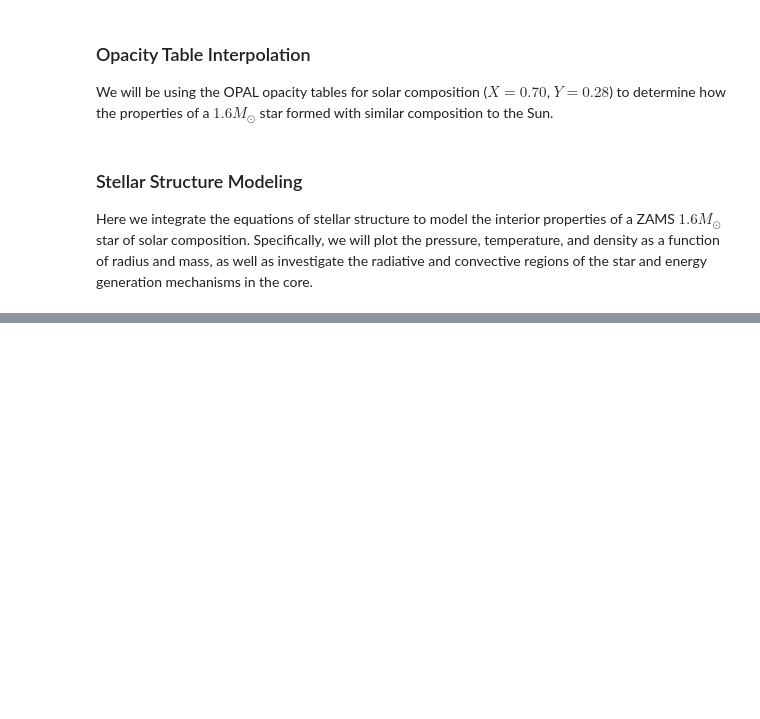
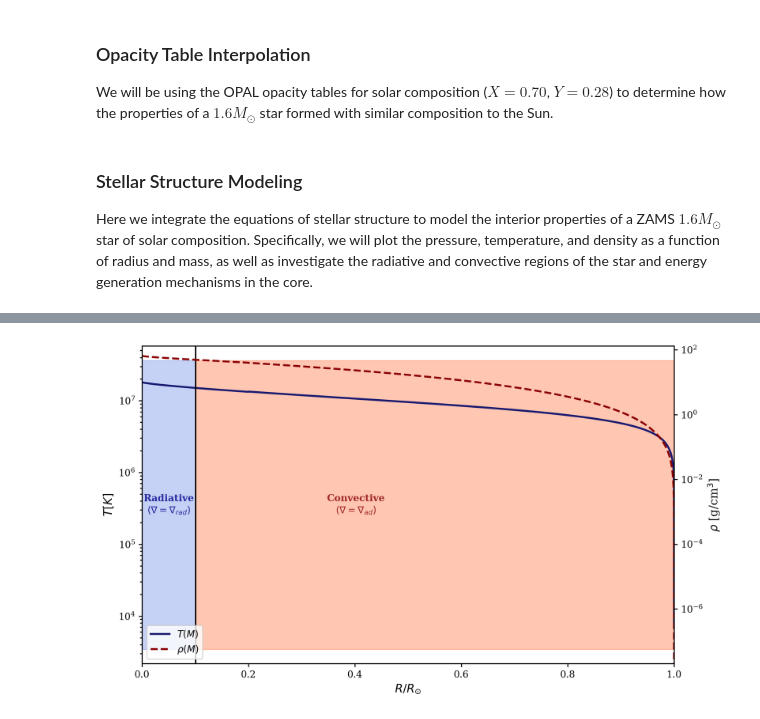
Before and after one commit to iam37/Stellar_Structure_Calculation, a Jupyter notebook: stellar_structure_calculation_workbook.ipynb, the cells around one changed output, grey strips where cells are left out. Cells and saved outputs as stored; diff of their text form; code cells hidden in the pictures; blank space fills up the shorter version.

```diff
--- a/stellar_structure_calculation_workbook.ipynb
+++ b/stellar_structure_calculation_workbook.ipynb
@@ -216,0 +249,44 @@ plt.show()
+# %%
+# Plot of temperature, density, and convective regions
+fig, ax1 = plt.subplots(figsize=(10, 6))
+ax2 = ax1.twinx()
+ax1.plot(M_values/Mstar, T_values, color = "midnightblue", linewidth = 2, label = r"$T(M)$")
+ax2.plot(x, rho_values, color='darkred', linewidth=2, linestyle='--', label=r'$\rho(M)$')
+ax2.set_ylabel(r"$\rho$ [g/cm$^3$]", fontsize=12, color="black")
+ax2.tick_params(axis='y', labelcolor="black")
+ax2.set_yscale('log')
+ax2.set_ylim(rho_values.min(), rho_values.max() * 2.0)
+#x = np.linspace(M_values.min()/Mstar, M_values.max()*1.2/Mstar, 19999)
+x = M_values/Mstar
+ax1.fill_between(x, T_values.min()*0.5, T_values.max()*2.0, where=convective_bool, alpha=0.3, color='orangered')
+ax1.fill_between(x, T_values.min()*0.5, T_values.max()*2.0, where=~convective_bool, alpha=0.3, color='royalblue')
+ax1.axvline(transition_mass/Mstar, color = 'black')
+# Labeling
+radiative_indices = np.where(~convective_bool)[0]
+radiative_center_idx = radiative_indices[len(radiative_indices)//2]
+x_rad = x[radiative_center_idx]
+convective_indices = np.where(convective_bool)[0]
+convective_center_idx = convective_indices[len(convective_indices)//2]
+x_conv = x[convective_center_idx]
+y_label = np.sqrt(T_values.min() * T_values.max())
+ax1.text(x_rad, y_label, 'Radiative\n' + r'$(\nabla = \nabla_{rad})$',
+         fontsize=10, ha='center', va='center', color='darkblue',
+         fontweight='bold', alpha=0.8)
+
+ax1.text(x_conv, y_label, 'Convective\n' + r'$(\nabla = \nabla_{ad})$',
+         fontsize=10, ha='center', va='center', color='darkred',
+         fontweight='bold', alpha=0.8)
+ax1.set_yscale('log')
+ax1.set_xlabel("$R/R_{\odot}$")
+ax1.set_ylabel("$T [K]$")
+ax1.set_xlim(0, M_values.max()/Mstar)
+#ax1.set_ylim(0, rho_values.max())
+
+lines1, labels1 = ax1.get_legend_handles_labels()
+lines2, labels2 = ax2.get_legend_handles_labels()
+ax1.legend(lines1 + lines2, labels1 + labels2, loc="lower left", fontsize=10)
+plt.show()
+
+# Plot the mass and o
+# %% [output]
+[figure, added]
```
Also changed, not shown: parts of 5 cells of this notebook, 4 other files.
